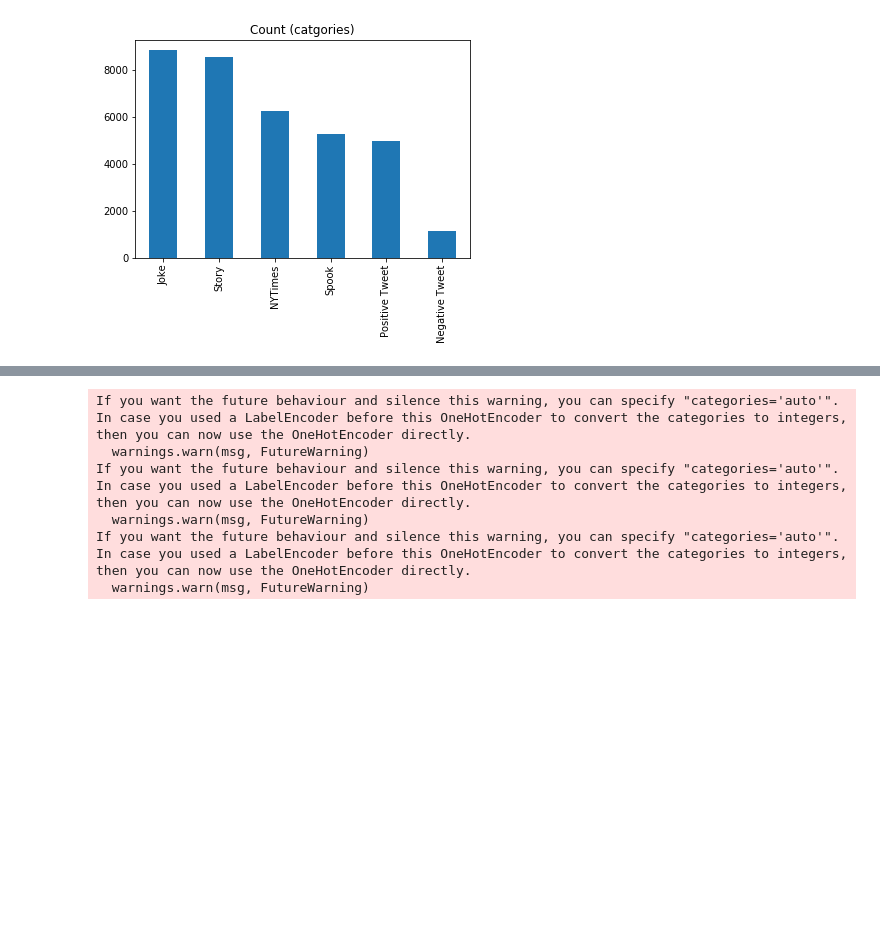
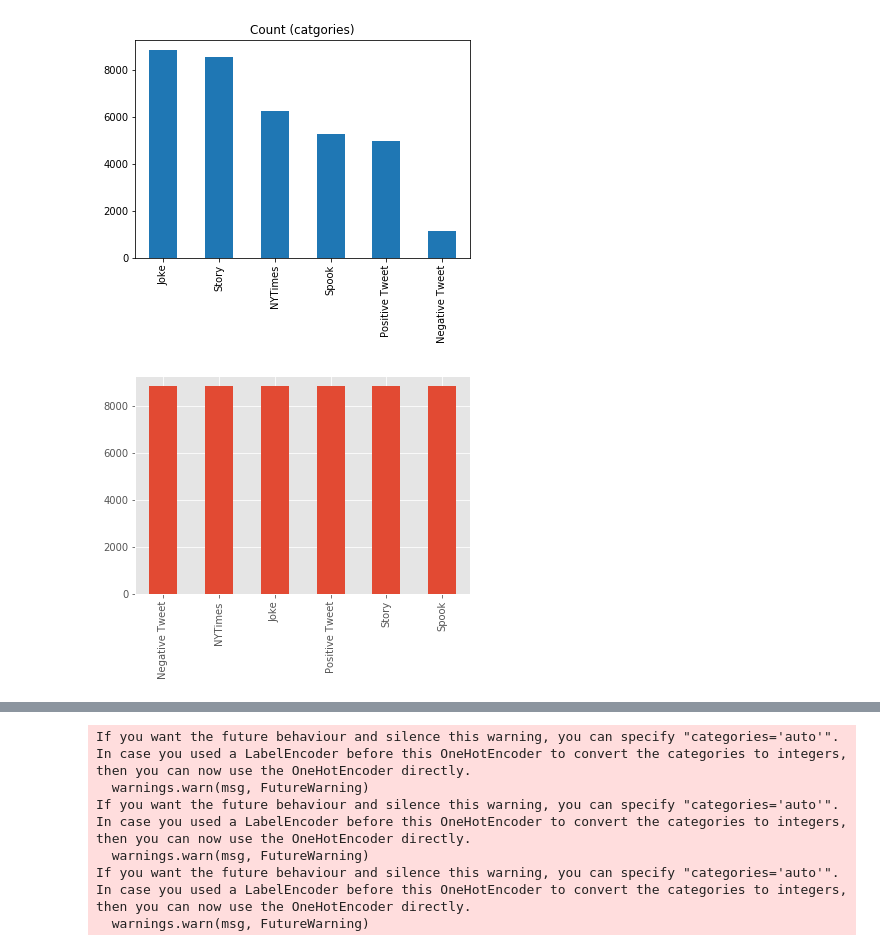
Before and after one commit to ninjamelons/TensorDNN, a Jupyter notebook: Untitled0.ipynb, the cells around one changed output, grey strips where cells are left out. Saved outputs shown, nothing was run; the diff lists cells and outputs as text; code cells hidden in the pictures; blank space fills up the shorter version.

```diff
--- a/Untitled0.ipynb
+++ b/Untitled0.ipynb
@@ -53,21 +55,27 @@ target_count.plot(kind='bar', title='Count (catgories)');
 5000
 1156
 [figure]
-# %%
-df_source=df_source.drop((df_source.sample(79, random_state=200).index))
 # %%
-#count_class_0, count_class_1, count_class_2 = df_source.categories.value_counts()
-#df_class_0 = df_source[df_source['categories']=='News']
-#df_class_1 = df_source[df_source['categories']=='Twitter']
-#df_class_2 = df_source[df_source['categories']=='Reddit']
+count_class_0, count_class_1, count_class_2, count_class_3, count_class_4, count_class_5 = df_source.categories.value_counts()
+df_class_0 = df_source[df_source['categories']=='Negative Tweet']
+df_class_1 = df_source[df_source['categories']=='Positive Tweet']
+df_class_2 = df_source[df_source['categories']=='Spook']
+df_class_3 = df_source[df_source['categories']=='NYTimes']
+df_class_4 = df_source[df_source['categories']=='Story']
+df_class_5 = df_source[df_source['categories']=='Joke']
 
-#df_class_0_under = df_class_0.sample(count_class_2, random_state=1000)
-#df_class_1_under = df_class_1.sample(count_class_2, random_state=1000)
+df_class_0_over = df_class_0.sample(count_class_0, random_state=1000, replace=True)
+df_class_1_over = df_class_1.sample(count_class_0, random_state=1000, replace=True)
+df_class_2_over = df_class_2.sample(count_class_0, random_state=1000, replace=True)
+df_class_3_over = df_class_3.sample(count_class_0, random_state=1000, replace=True)
+df_class_4_over = df_class_4.sample(count_class_0, random_state=1000, replace=True)
 
-#df_balanced = pd.concat([df_class_0_under, df_class_1_under, df_class_2],
-#                        axis=0)
+df_balanced = pd.concat([df_class_0_over, df_class_1_over, df_class_2_over, df_class_3_over, df_class_4_over, df_class_5],
+                        axis=0)
 
-#df_balanced.categories.value_counts().plot(kind='bar');
+df_balanced.categories.value_counts().plot(kind='bar');
+# %% [output]
+[figure, added]
 # %%
 #df_balanced = df_balanced.sort_index()
 #df_balanced
```
Also changed, not shown: parts of 50 cells of this notebook.
